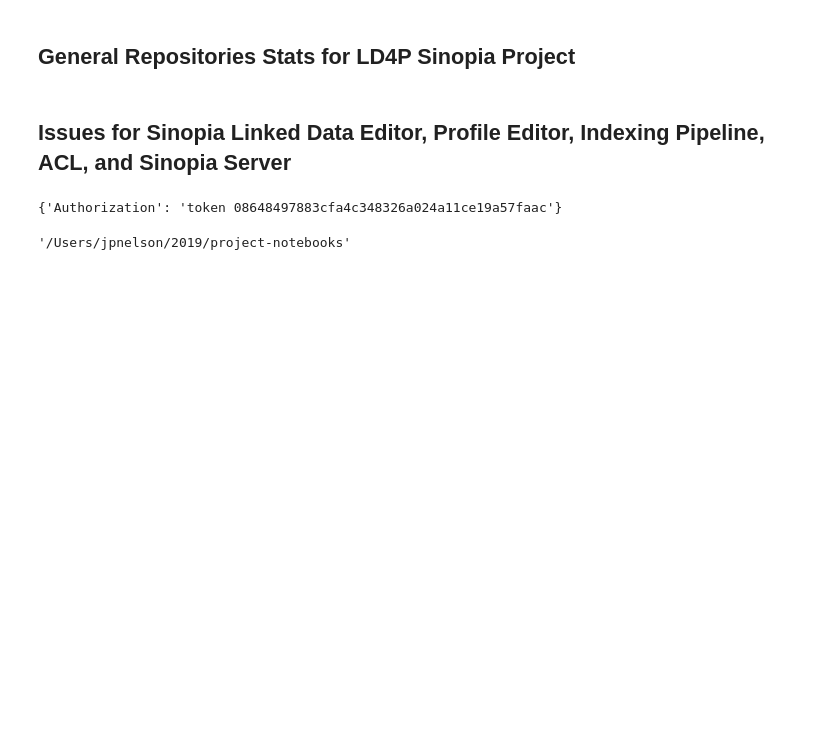
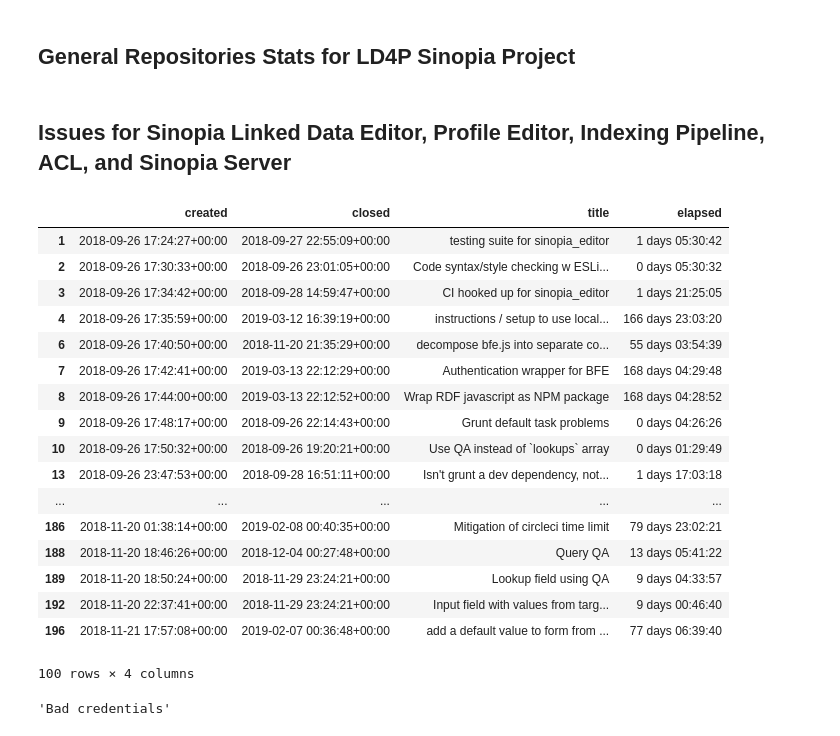
Before and after one commit to jermnelson/project-notebooks, a Jupyter notebook: Sinopia/WorkCycleOne.ipynb, the cells around one changed output. Drawn from its saved outputs; the diff is of its cells as text; code cells hidden in the pictures; blank space fills up the shorter version.

Commit message:
Continued work on Notebook and Analytics

```diff
--- a/Sinopia/WorkCycleOne.ipynb
+++ b/Sinopia/WorkCycleOne.ipynb
@@ -18,11 +18,39 @@ editor_closed_first100 = github.issues_query(repo='sinopia_editor', state='CLOSE
 import json
 with open("../data/json/issues-closed-001.json", "w+") as fo:
     json.dump(editor_closed_first100, fo, indent=2, sort_keys=True)
-# %%
-print(github.GITHUB_HEADERS)
-# %% [output]
-{'Authorization': 'token 08648497883cfa4c348326a024a11ce19a57faac'}
-# %%
-github.ROOT_DIR
-# %% [output]
-'/Users/jpnelson/2019/project-notebooks'
+# %%
+closed, created, title = {}, {}, {}
+for issue in editor_closed_first100['data']['repository']['issues']['edges']:
+    node = issue['node']
+    created[node['number']] = pd.Timestamp(node['createdAt'])
+    closed[node['number']] = pd.Timestamp(node['closedAt'])
+    title[node['number']] = node['title']
+
+closed100_df = pd.DataFrame({ 'created': created, 'closed': closed, 'title': title})
+
+closed100_df['elapsed'] = closed100_df['closed'] - closed100_df['created']
+# %%
+closed100_df
+# %% [output]
+|  | created | closed | title | elapsed |
+| 1 | 2018-09-26 17:24:27+00:00 | 2018-09-27 22:55:09+00:00 | testing suite for sinopia_editor | 1 days 05:30:42 |
+| 2 | 2018-09-26 17:30:33+00:00 | 2018-09-26 23:01:05+00:00 | Code syntax/style checking w ESLi... | 0 days 05:30:32 |
+| 3 | 2018-09-26 17:34:42+00:00 | 2018-09-28 14:59:47+00:00 | CI hooked up for sinopia_editor | 1 days 21:25:05 |
+| 4 | 2018-09-26 17:35:59+00:00 | 2019-03-12 16:39:19+00:00 | instructions / setup to use local... | 166 days 23:03:20 |
+| 6 | 2018-09-26 17:40:50+00:00 | 2018-11-20 21:35:29+00:00 | decompose bfe.js into separate co... | 55 days 03:54:39 |
+| 7 | 2018-09-26 17:42:41+00:00 | 2019-03-13 22:12:29+00:00 | Authentication wrapper for BFE | 168 days 04:29:48 |
+| 8 | 2018-09-26 17:44:00+00:00 | 2019-03-13 22:12:52+00:00 | Wrap RDF javascript as NPM package | 168 days 04:28:52 |
+| 9 | 2018-09-26 17:48:17+00:00 | 2018-09-26 22:14:43+00:00 | Grunt default task problems | 0 days 04:26:26 |
+| 10 | 2018-09-26 17:50:32+00:00 | 2018-09-26 19:20:21+00:00 | Use QA instead of `lookups` array | 0 days 01:29:49 |
+| 13 | 2018-09-26 23:47:53+00:00 | 2018-09-28 16:51:11+00:00 | Isn't grunt a dev dependency, not... | 1 days 17:03:18 |
+| ... | ... | ... | ... | ... |
+| 186 | 2018-11-20 01:38:14+00:00 | 2019-02-08 00:40:35+00:00 | Mitigation of circleci time limit | 79 days 23:02:21 |
+| 188 | 2018-11-20 18:46:26+00:00 | 2018-12-04 00:27:48+00:00 | Query QA | 13 days 05:41:22 |
+| 189 | 2018-11-20 18:50:24+00:00 | 2018-11-29 23:24:21+00:00 | Lookup field using QA | 9 days 04:33:57 |
+| 192 | 2018-11-20 22:37:41+00:00 | 2018-11-29 23:24:21+00:00 | Input field with values from targ... | 9 days 00:46:40 |
+| 196 | 2018-11-21 17:57:08+00:00 | 2019-02-07 00:36:48+00:00 | add a default value to form from ... | 77 days 06:39:40 |
+100 rows × 4 columns
+# %%
+editor_closed_first100.get('message')
+# %% [output]
+'Bad credentials'
```
Also changed, not shown: parts of 1 cell of this notebook, 4 other files.
